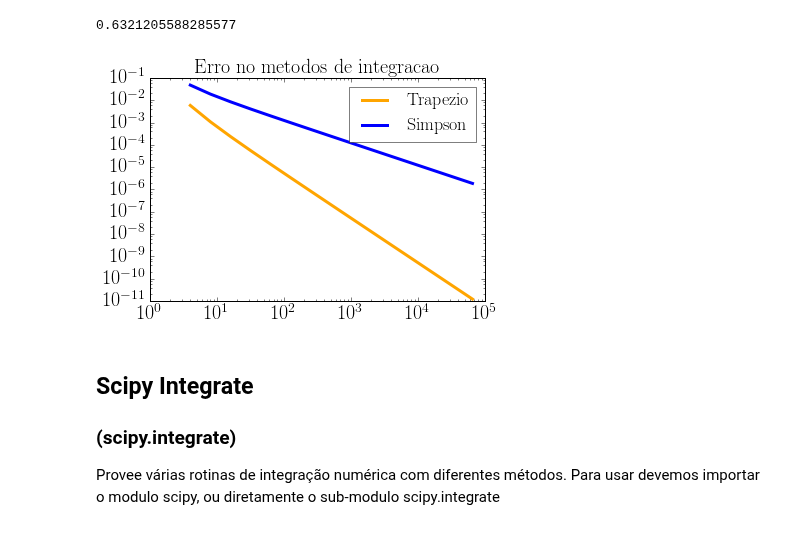
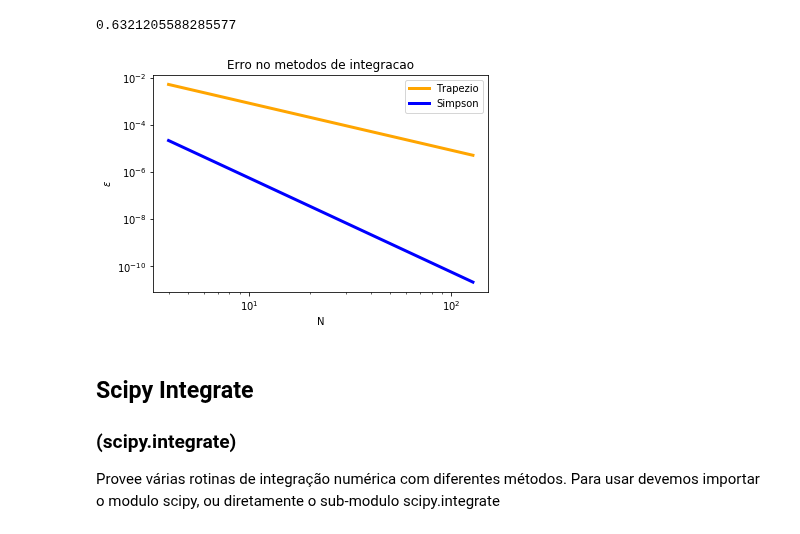
Before and after one commit to tavo-buk/icfis, a Jupyter notebook: 06-Integracao-numerica.ipynb, the cells around one changed output. Cells and saved outputs as stored; diff of their text form; code cells hidden in the pictures.

```diff
--- a/06-Integracao-numerica.ipynb
+++ b/06-Integracao-numerica.ipynb
@@ -235,18 +235,20 @@ ex_int
 # %% [output]
 0.6321205588285577
 # %%
-Nvec = [2**i for i in range(2,17)]
+Nvec = [2**i for i in range(2,8)]
 F_exata = 1. - 1./np.e
-erro_trap = [abs(trapezio(a, b, n)-F_exata) for n in Nvec]
-erro_simp = [abs(simpson(a, b, n)-F_exata) for n in Nvec]
+erro_trap = [abs((trapezio(a, b, n+1)-F_exata)/F_exata) for n in Nvec]
+erro_simp = [abs((simpson(a, b, n+1) -F_exata)/F_exata) for n in Nvec]
 
 plt.loglog(Nvec, erro_trap,lw=3, color='orange', label='Trapezio')
 plt.loglog(Nvec, erro_simp,lw=3, color='blue', label='Simpson')
+plt.xlabel('N')
+plt.ylabel(r'$\epsilon$')
 plt.title("Erro no metodos de integracao")
 plt.legend()
 plt.show()
 # %% [output]
-[figure, old version]
+[figure, new version]
 # %% [markdown]
 ## Scipy Integrate
 ### (scipy.integrate)
```
Also changed, not shown: parts of 4 cells of this notebook, 1 other file.
